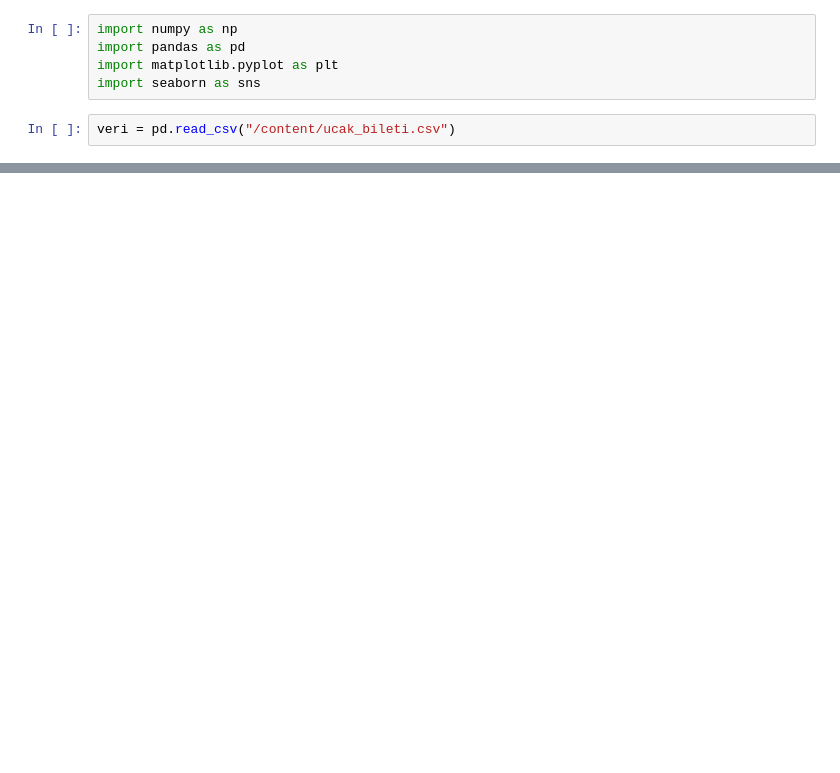
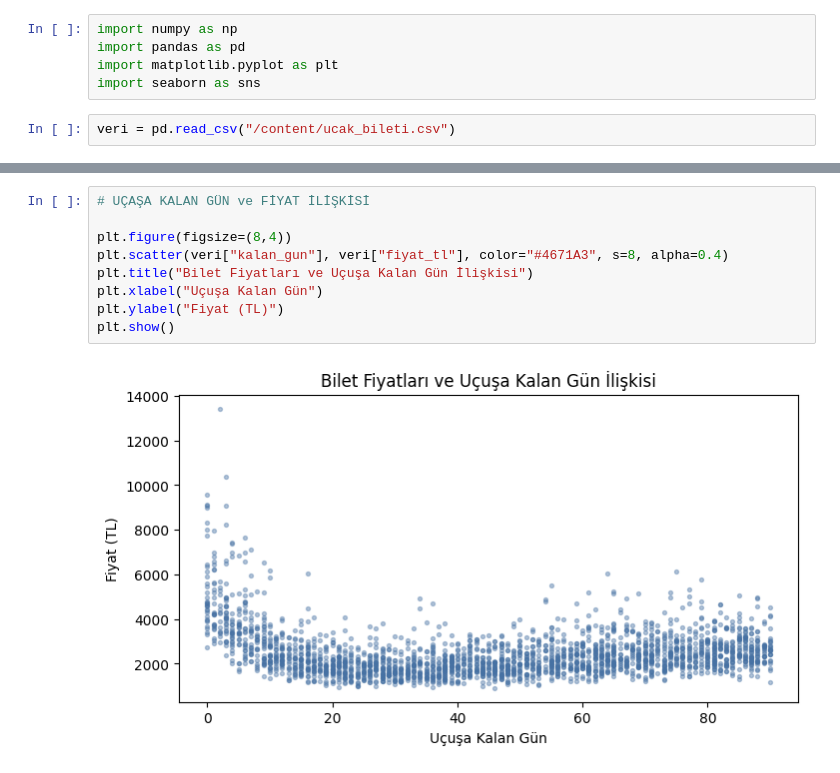
Before and after one commit to europecodingschool/ECS---VB---YZ---08.26, a Jupyter notebook: VB_YZ_Ders_15_2.ipynb, the cells around one changed output, grey strips where cells are left out. Cells and saved outputs as stored; diff of their text form; blank space fills up the shorter version.

```diff
--- a/VB_YZ_Ders_15_2.ipynb
+++ b/VB_YZ_Ders_15_2.ipynb
@@ -18,0 +90,11 @@ veri.head()
+# %%
+# UÇAŞA KALAN GÜN ve FİYAT İLİŞKİSİ
+
+plt.figure(figsize=(8,4))
+plt.scatter(veri["kalan_gun"], veri["fiyat_tl"], color="#4671A3", s=8, alpha=0.4)
+plt.title("Bilet Fiyatları ve Uçuşa Kalan Gün İlişkisi")
+plt.xlabel("Uçuşa Kalan Gün")
+plt.ylabel("Fiyat (TL)")
+plt.show()
+# %% [output]
+[figure, added]
```
Also changed, not shown: parts of 10 cells of this notebook.
